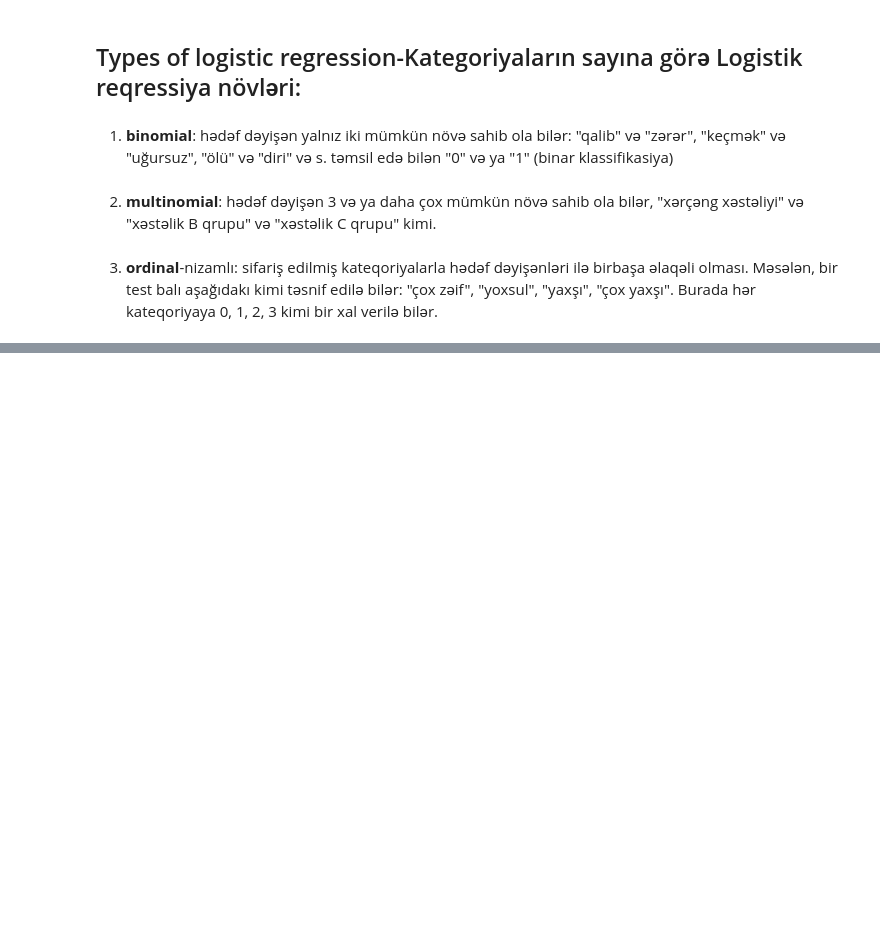
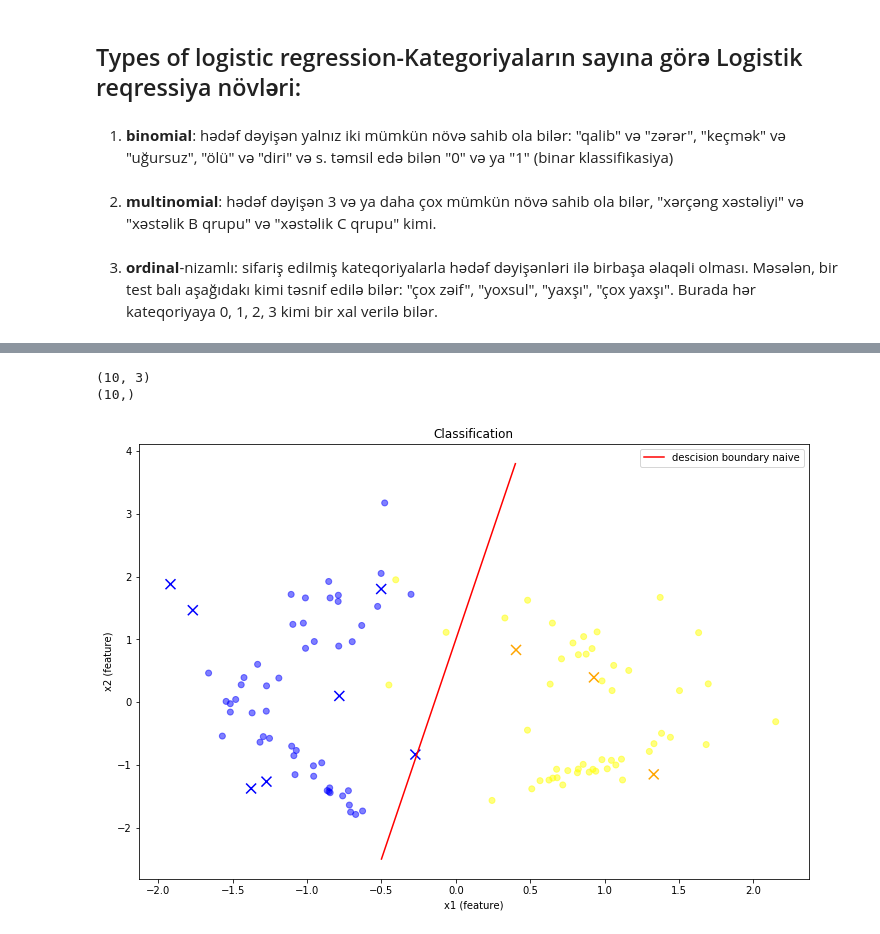
Before and after one commit to RashadGarayev/MachineLearningAZ, a Jupyter notebook: MachineLearningAz/Logistic_regression.ipynb, the cells around one changed output, grey strips where cells are left out. Drawn from its saved outputs; the diff is of its cells as text; code cells hidden in the pictures; blank space fills up the shorter version.

```diff
--- a/MachineLearningAz/Logistic_regression.ipynb
+++ b/MachineLearningAz/Logistic_regression.ipynb
@@ -168,0 +217,29 @@ Parabola əyrisinə görə üzürlü hesab edin.
+# %%
+w = np.array([7, -1, 1]) # Ax + By + C = 0
+
+# Qeyd: nöqtədən məsafə (x0, y0) -> Ax + By + C  abs(Ax0 + By0 + C) / sqrt(A^2 + B^2)
+
+def predict(x, w):
+    return np.sign(x.dot(w))
+x_pred = np.hstack([np.random.rand(10, 2) * 4 - 2, np.ones(10).reshape(-1, 1)])
+y_pred = predict(x_pred, w)
+
+print(x_pred.shape)
+print(y_pred.shape)
+# %% [output]
+(10, 3)
+(10,)
+# %%
+x_naive = np.arange(-0.5, 0.5, 0.1)
+# naive boundary
+y_naive = 7 * x_naive + 1
+
+plt.scatter(x_pred[:, 0], x_pred[:, 1], c=['orange' if y_i > 0 else 'blue' for y_i in y_pred], marker='x', s=100)
+plt.title("Classification")
+plt.xlabel("x1 (feature)")
+plt.ylabel("x2 (feature)")
+plt.scatter(X[:, 0], X[:, 1], c=colors, alpha=0.5)
+plt.plot(x_naive, y_naive, c='red', label='descision boundary naive')
+plt.legend();
+# %% [output]
+[figure, added]
```
Also changed, not shown: parts of 9 cells of this notebook.
